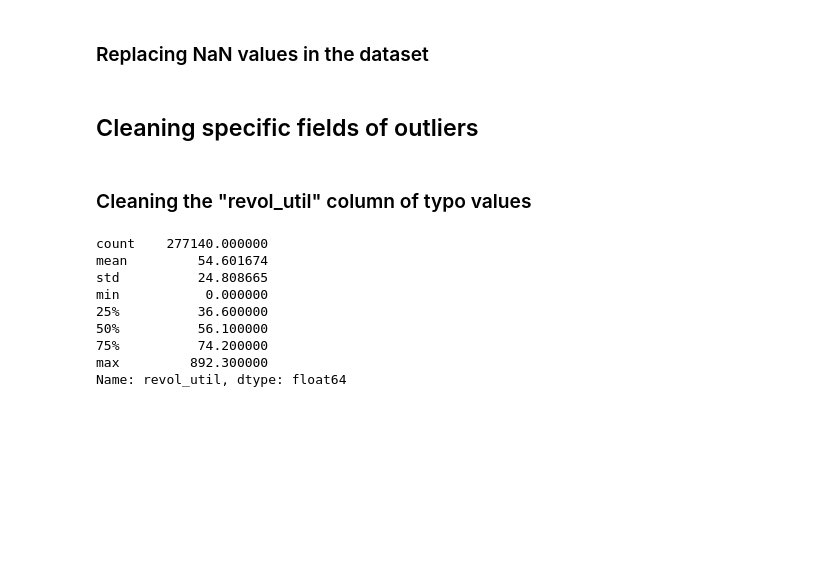
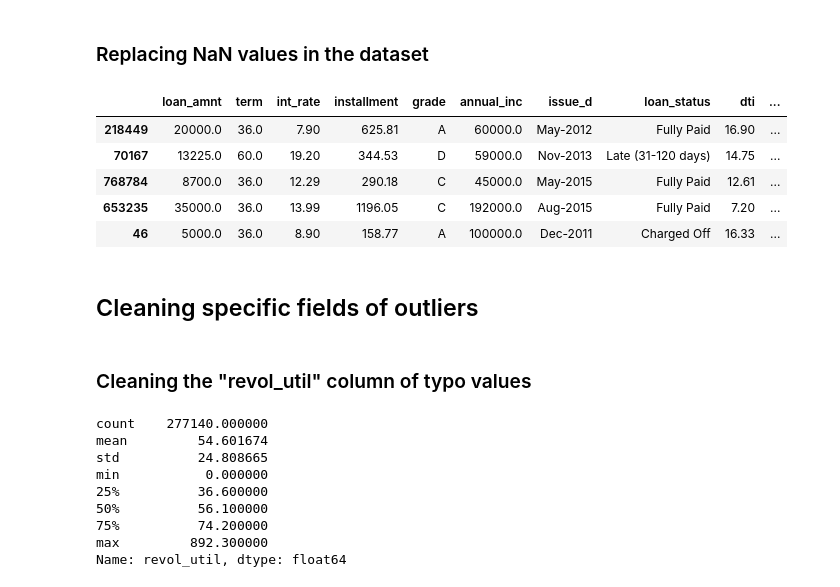
Before and after one commit to dvasva5/dennis-vasquez-portfolio, a Jupyter notebook: Final Project 3.ipynb, the cells around one changed output. Saved outputs shown, nothing was run; the diff lists cells and outputs as text; code cells hidden in the pictures; blank space fills up the shorter version.

```diff
--- a/Final Project 3.ipynb
+++ b/Final Project 3.ipynb
@@ -108,6 +108,16 @@ lend[['loan_status','status_group']].sample(5)
 # %%
 # Replacing all 'NaN' fields with '0' throughout the entire dataset
 lend = lend.replace('NaN', 0)
+# %%
+# Modified dataset sample
+lend.sample(5)
+# %% [output]
+|  | loan_amnt | term | int_rate | installment | grade | annual_inc | issue_d | loan_status | dti | ... |
+| 218449 | 20000.0 | 36.0 | 7.90 | 625.81 | A | 60000.0 | May-2012 | Fully Paid | 16.90 | ... |
+| 70167 | 13225.0 | 60.0 | 19.20 | 344.53 | D | 59000.0 | Nov-2013 | Late (31-120 days) | 14.75 | ... |
+| 768784 | 8700.0 | 36.0 | 12.29 | 290.18 | C | 45000.0 | May-2015 | Fully Paid | 12.61 | ... |
+| 653235 | 35000.0 | 36.0 | 13.99 | 1196.05 | C | 192000.0 | Aug-2015 | Fully Paid | 7.20 | ... |
+| 46 | 5000.0 | 36.0 | 8.90 | 158.77 | A | 100000.0 | Dec-2011 | Charged Off | 16.33 | ... |
 # %% [markdown]
 ## Cleaning specific fields of outliers
 # %% [markdown]
```
Also changed, not shown: parts of 8 cells of this notebook.
